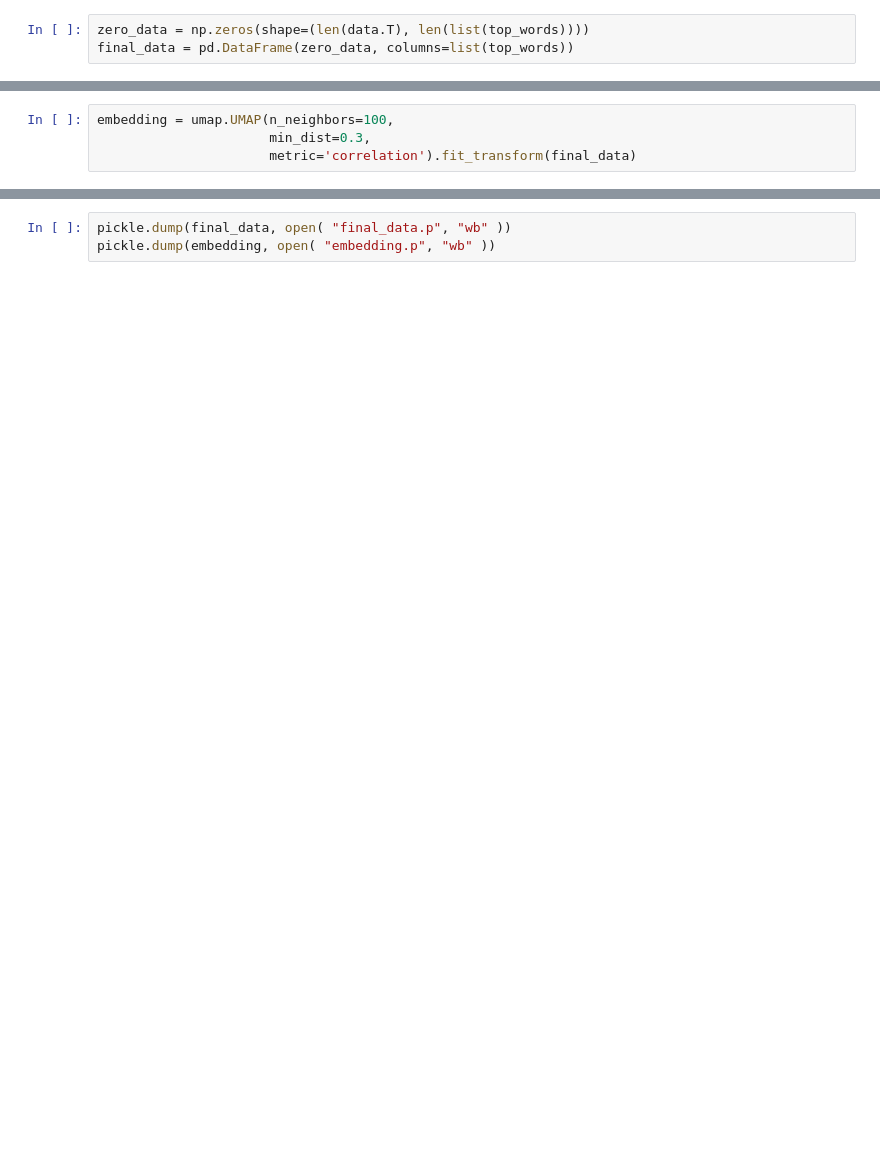
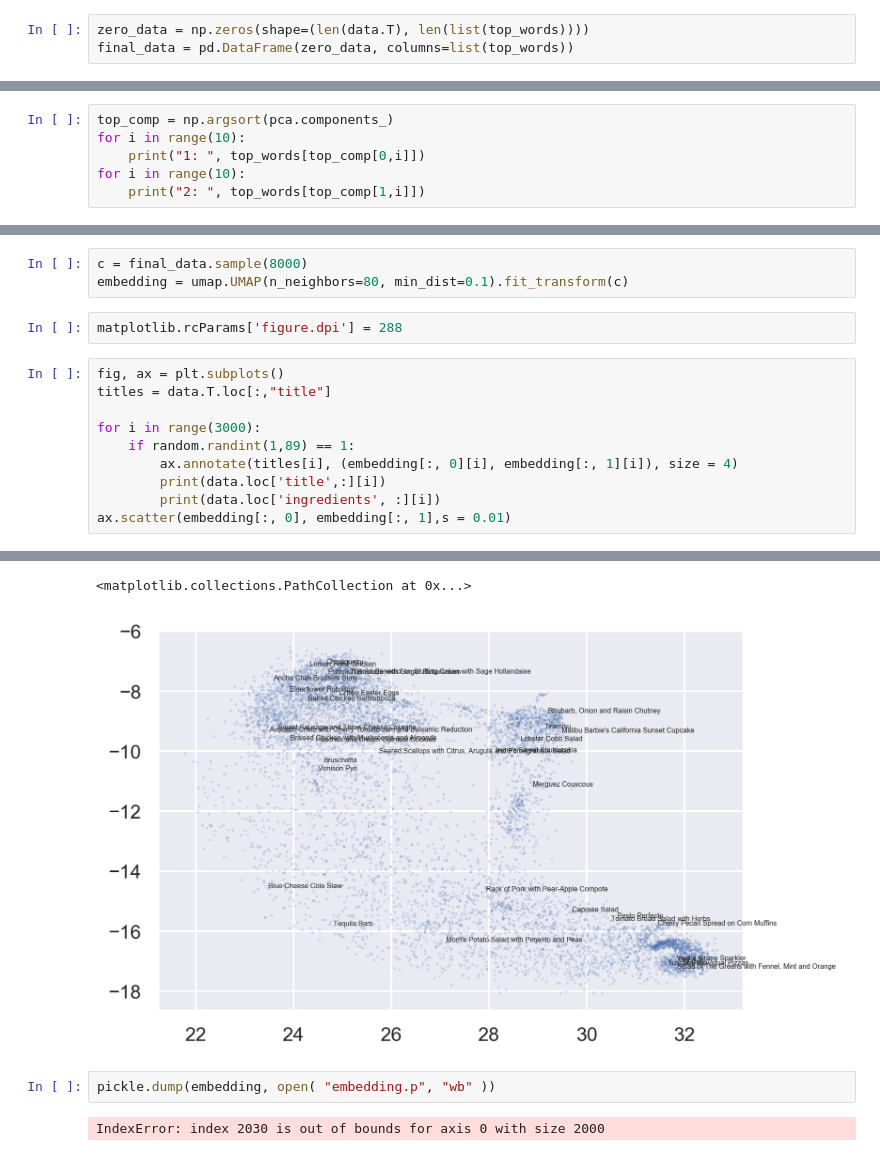
Before and after one commit to sayanfaraz/neural-kitchen, a Jupyter notebook: umap_run.ipynb, the cells around one changed output, grey strips where cells are left out. Cells and saved outputs as stored; diff of their text form; blank space fills up the shorter version.

```diff
--- a/umap_run.ipynb
+++ b/umap_run.ipynb
@@ -126,2 +134,8 @@ set()
 pca = sklearn.decomposition.PCA(n_components=2)
 pcaed = pca.fit_transform(final_data)
+# %%
+top_comp = np.argsort(pca.components_)
+for i in range(10):
+    print("1: ", top_words[top_comp[0,i]])
+for i in range(10):
+    print("2: ", top_words[top_comp[1,i]])
@@ -133,4 +168,16 @@ plt.scatter(pcaed[:, 0], pcaed[:, 1], s=0.01)
 # %%
-embedding = umap.UMAP(n_neighbors=100,
-                      min_dist=0.3,
-                      metric='correlation').fit_transform(final_data)
+c = final_data.sample(8000)
+embedding = umap.UMAP(n_neighbors=80, min_dist=0.1).fit_transform(c)
+# %%
+matplotlib.rcParams['figure.dpi'] = 288
+# %%
+fig, ax = plt.subplots()
+titles = data.T.loc[:,"title"]
+
+for i in range(3000):
+    if random.randint(1,89) == 1:
+        ax.annotate(titles[i], (embedding[:, 0][i], embedding[:, 1][i]), size = 4)
+        print(data.loc['title',:][i])
+        print(data.loc['ingredients', :][i])
+ax.scatter(embedding[:, 0], embedding[:, 1],s = 0.01)
+# %% [output]
@@ -137,3 +201,6 @@ embedding = umap.UMAP(n_neighbors=100,
+<matplotlib.collections.PathCollection at 0x...>
+[figure, added]
 # %%
-pickle.dump(final_data, open( "final_data.p", "wb" ))
 pickle.dump(embedding, open( "embedding.p", "wb" ))
+# %% [output]
+IndexError: index 2030 is out of bounds for axis 0 with size 2000
```
Also changed, not shown: parts of 12 cells of this notebook.
